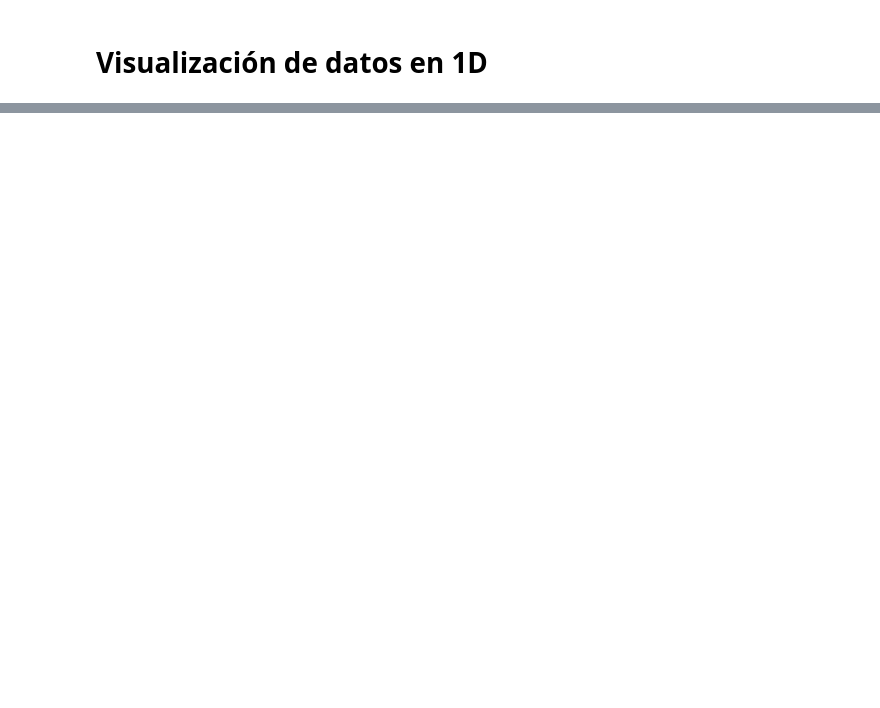
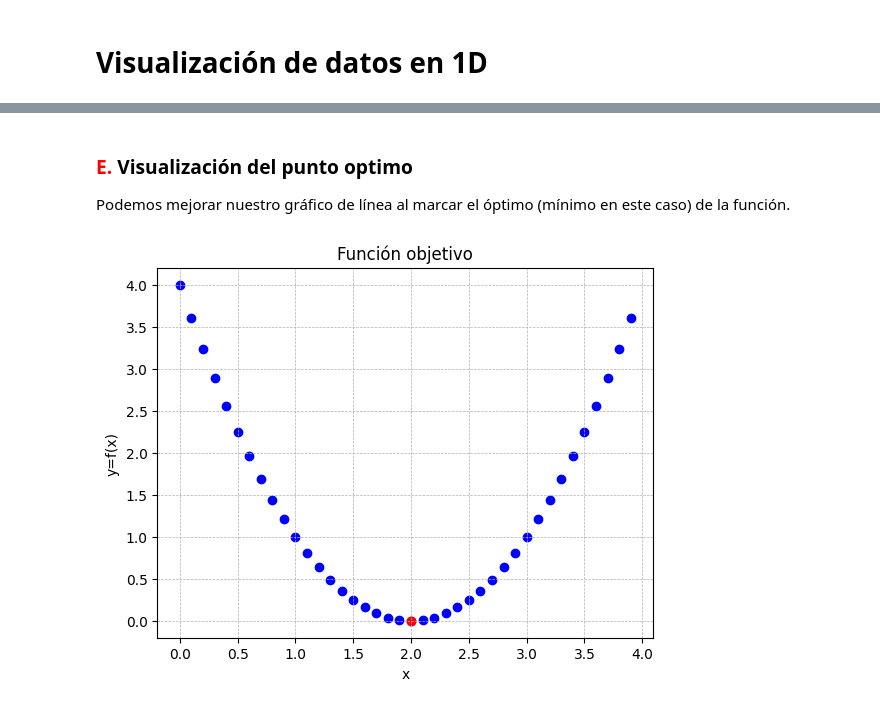
Before and after one commit to scuartasr/hiperpar, a Jupyter notebook: 1_IntroOptenPython_Clase3_2024_2S.ipynb, the cells around one changed output, grey strips where cells are left out. Cells and saved outputs as stored; diff of their text form; code cells hidden in the pictures; blank space fills up the shorter version.

```diff
--- a/1_IntroOptenPython_Clase3_2024_2S.ipynb
+++ b/1_IntroOptenPython_Clase3_2024_2S.ipynb
@@ -155,0 +107,32 @@ feval_t=fun_objetive(x_t,y_t)
+# %% [markdown]
+### <span style = 'color:red'>E.</span> Visualización del punto optimo
+
+Podemos mejorar nuestro gráfico de línea al marcar el óptimo (mínimo en este caso) de la función.
+# %%
+#
+# Mínimo
+x_min = 2
+y_min = 0
+
+#
+# Gráfico
+
+# Creamos un arreglo de valores de 'x' usando np.arange()
+x = np.arange(0, 4, 0.1)
+# Usamos la función 'test_function'
+y = test_function(x)
+# Usamos la función scatter para crear un gráfico de dispersión.
+plt.scatter(x, y, c='blue', marker='o')
+plt.scatter(x_min, y_min, c='red', marker='o')
+# Agregamos un título al gráfico.
+plt.title('Función objetivo')
+# Etiquetamos el eje X con la palabra 'x'.
+plt.xlabel('x')
+# Etiquetamos el eje Y con la palabra 'y'.
+plt.ylabel('y=f(x)')
+# Añadimos una cuadrícula al gráfico con estilo de línea punteada y un ancho de línea de 0.5.
+plt.grid(linestyle='--', linewidth=0.5,)
+# Finalmente, mostramos el gráfico en pantalla.
+plt.show()
+# %% [output]
+[figure, added]
```
Also changed, not shown: parts of 47 cells of this notebook, 1 other file.
